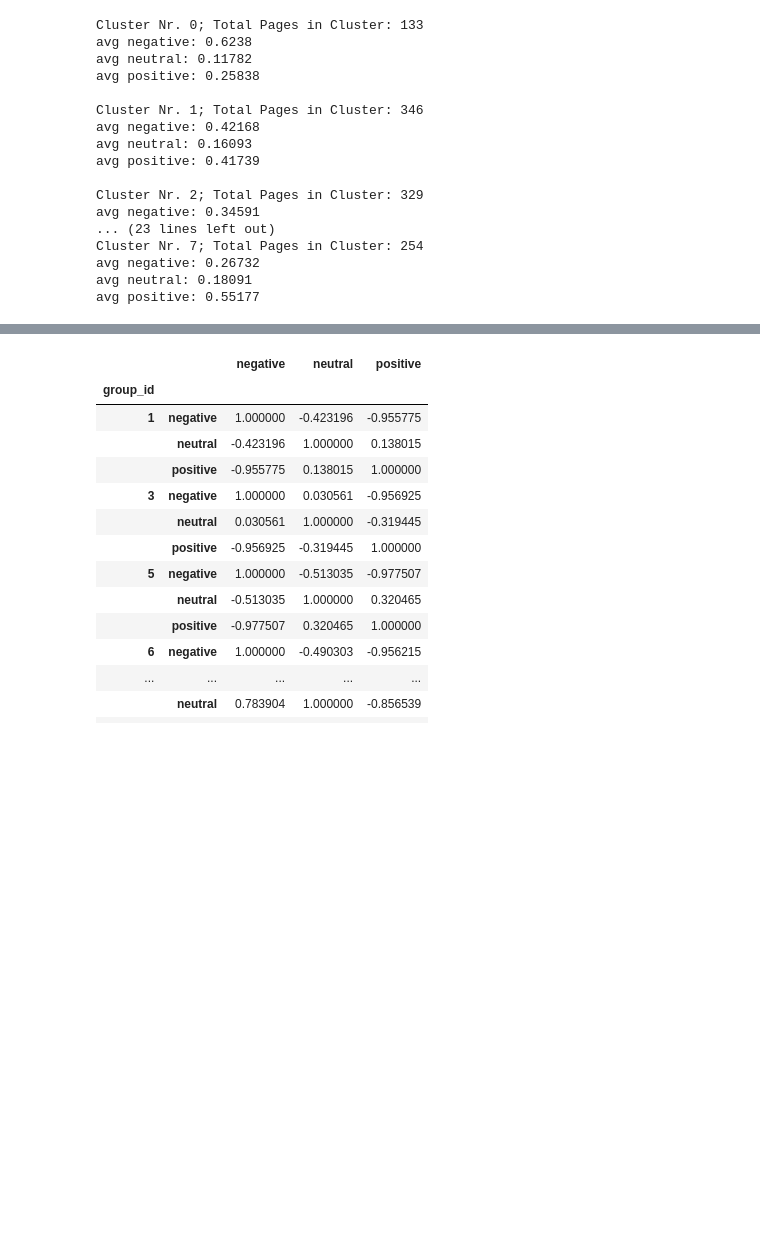
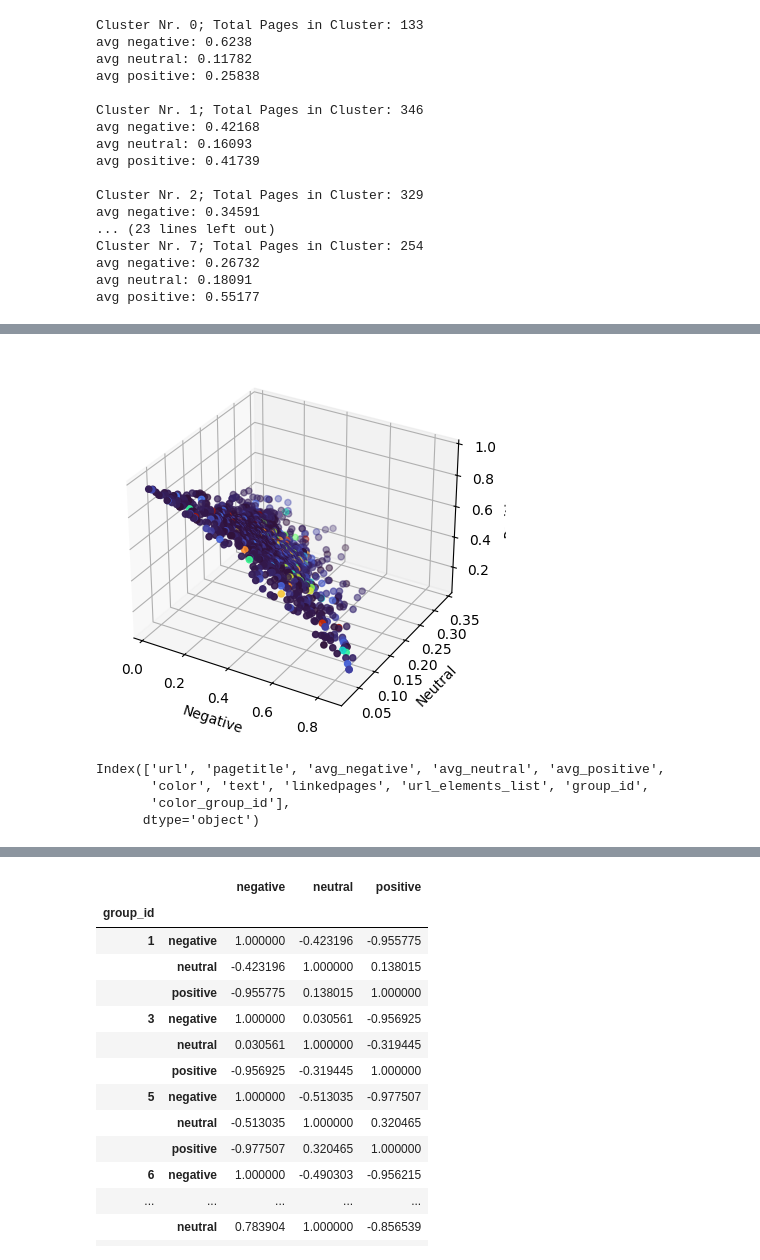
Before and after one commit to rmnrth4/wbth-project, a Jupyter notebook: sentiment-analyser/result_analysis.ipynb, the cells around one changed output, grey strips where cells are left out. Saved outputs shown, nothing was run; the diff lists cells and outputs as text; code cells hidden in the pictures; blank space fills up the shorter version.

```diff
--- a/sentiment-analyser/result_analysis.ipynb
+++ b/sentiment-analyser/result_analysis.ipynb
@@ -651,0 +610,14 @@ Index(['url', 'pagetitle', 'negative', 'neutral', 'positive', 'color', 'text',
+# %%
+append_cluster_color(url_clustering_2, "group_id")
+get_cluster_plot(url_clustering_2, "group_id")
+# %% [output]
+[figure, added]
+# %%
+# for name in coefficient_names:
+#     url_clustering_2.rename(columns={name: f"avg_{name}"}, inplace=True)
+df.columns
+# %% [output]
+Index(['url', 'pagetitle', 'avg_negative', 'avg_neutral', 'avg_positive',
+       'color', 'text', 'linkedpages', 'url_elements_list', 'group_id',
+       'color_group_id'],
+      dtype='object')
```
Also changed, not shown: parts of 33 cells of this notebook, 15 other files.
